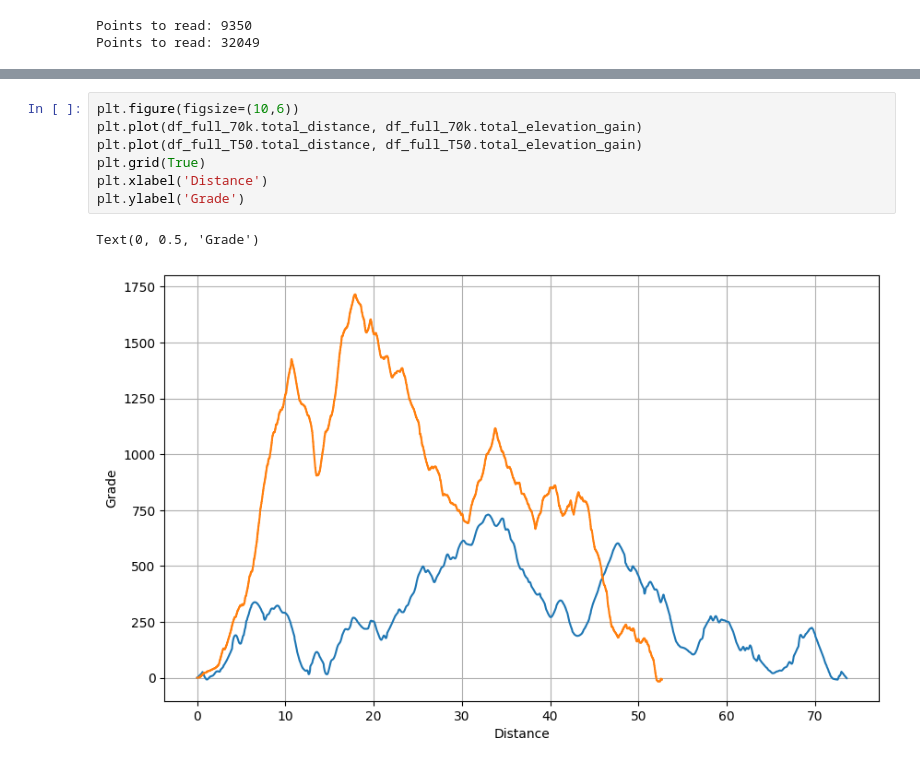
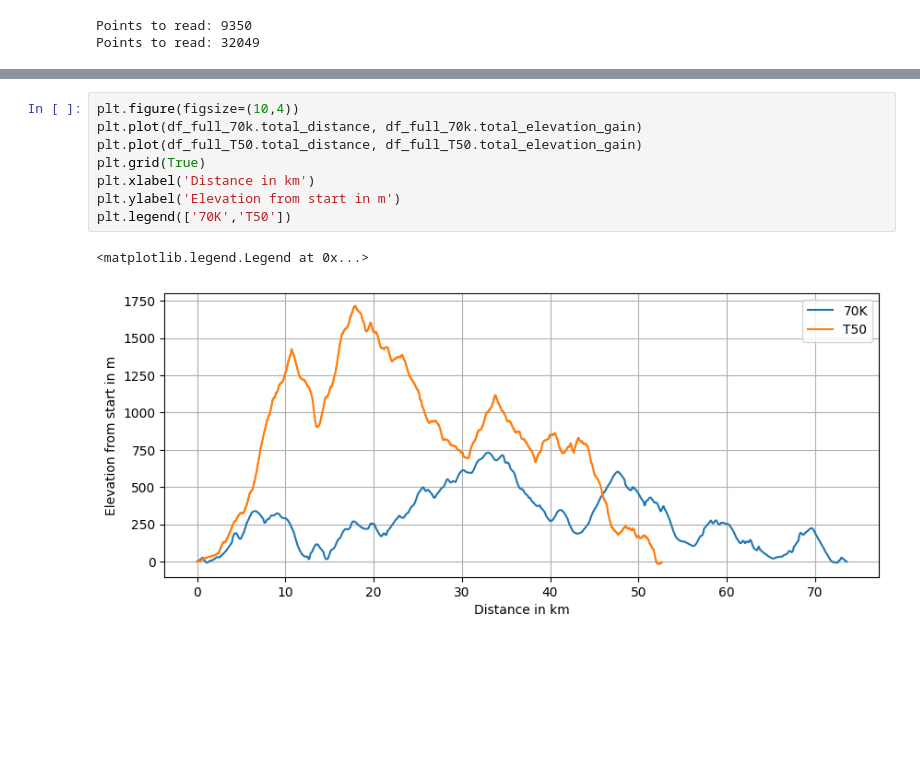
Before and after one commit to nrbkr/gpx_parsing_and_processing, a Jupyter notebook: main.ipynb, the cells around one changed output, grey strips where cells are left out. Saved outputs shown, nothing was run; the diff lists cells and outputs as text; blank space fills up the shorter version.

```diff
--- a/main.ipynb
+++ b/main.ipynb
@@ -163,10 +188,11 @@ plt.legend(['70K','T50'])
 # %%
-plt.figure(figsize=(10,6))
+plt.figure(figsize=(10,4))
 plt.plot(df_full_70k.total_distance, df_full_70k.total_elevation_gain)
 plt.plot(df_full_T50.total_distance, df_full_T50.total_elevation_gain)
 plt.grid(True)
-plt.xlabel('Distance')
-plt.ylabel('Grade')
+plt.xlabel('Distance in km')
+plt.ylabel('Elevation from start in m')
+plt.legend(['70K','T50'])
 # %% [output]
-Text(0, 0.5, 'Grade')
+<matplotlib.legend.Legend at 0x...>
-[figure, old version]
+[figure, new version]
```
Also changed, not shown: parts of 7 cells of this notebook.
